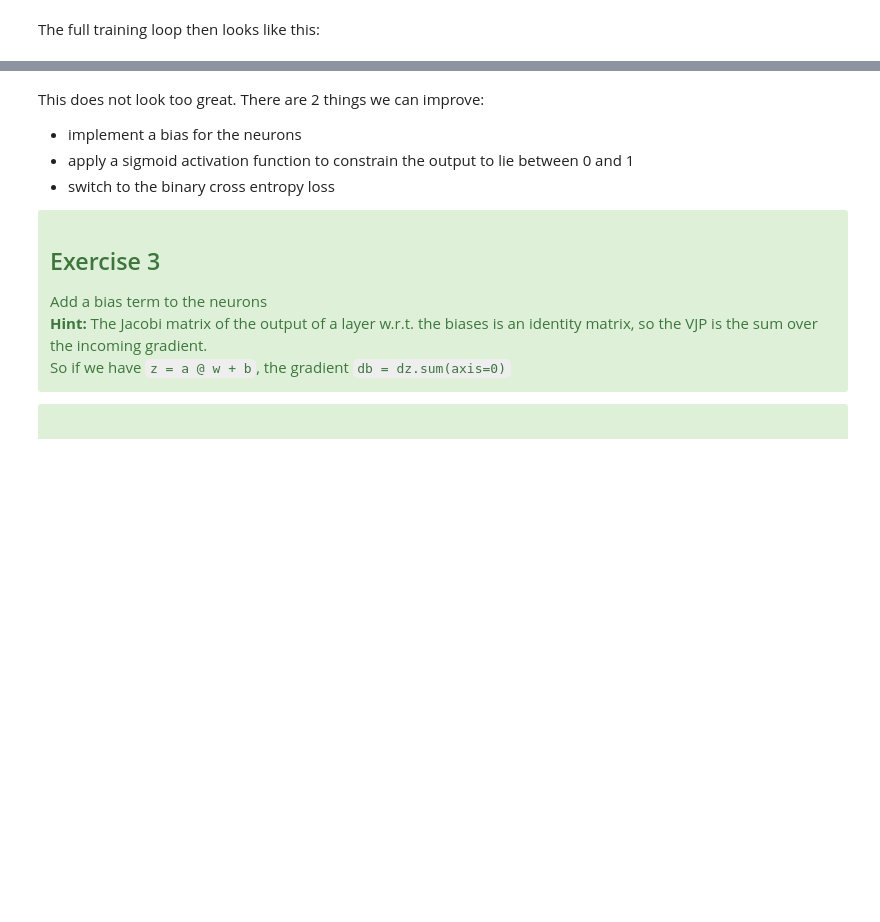
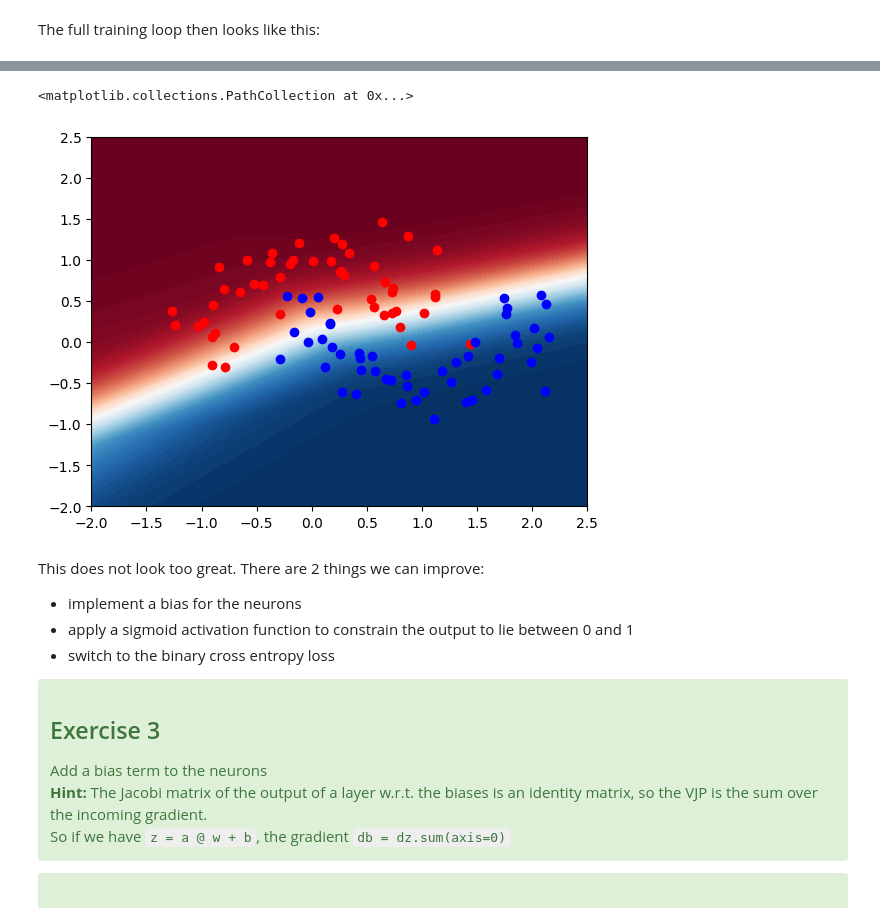
Before and after one commit to KohlensaeureJunk/DataAnalysiswithML, a Jupyter notebook: neural_nets.ipynb, the cells around one changed output, grey strips where cells are left out. Saved outputs shown, nothing was run; the diff lists cells and outputs as text; code cells hidden in the pictures; blank space fills up the shorter version.

```diff
--- a/neural_nets.ipynb
+++ b/neural_nets.ipynb
@@ -338,29 +508,37 @@ The full training loop then looks like this:
 # initialize parameters
 w1 = torch.randn(2, neurons) * 0.1
 w2 = torch.randn(neurons, 1) * 0.1
+b1 = torch.randn(neurons) * 0.1
+b2 = torch.randn(1) * 0.1
 
 # training loop
-lr = 0.1
+lr = 1
 history = []
 for i in range(100):
     # forward
-    z1 = X @ w1
+    z1 = X @ w1 + b1
     a1 = torch.relu(z1)
-    z2 = a1 @ w2
+    z2 = a1 @ w2 + b2
     z2 = z2.squeeze(1)
-    loss = torch.mean((y - z2) ** 2)
+    a2 = z2.sigmoid()
+    #loss = torch.mean((y - a2) ** 2)
+    loss = -torch.mean(y * torch.log(a2) + (1 - y) * torch.log(1 - a2))
 
     history.append(loss.item())
 
     # backward
-    dz2 = - 2 / len(z2) * (y - z2)
-    dw2 = ...
-    da1 = ...
+    #da2 = - 2 / len(a2) * (y - a2)
+    da2 = -1 / len(a2) * (y / a2 - (1 - y) / (1 - a2))
+    dz2 = da2 * a2 * (1 - a2)
+    dw2 = torch.transpose(a1, 0, 1) @ dz2.unsqueeze(1)
+    da1 = dz2.unsqueeze(1) @ w2.T
+    db2 = dz2.sum(0)
     dz1 = (z1 > 0) * da1
-    dw1 = ...
+    dw1 = X.T @ dz1
+    db1 = dz1.sum(0)
 
     # gradient update
-    for par, grad in [(w1, dw1), (w2, dw2)]:
+    for par, grad in [(w1, dw1), (b1, db1), (w2, dw2), (b2, db2)]:
         par.add_(-lr * grad)
 # %%
 plt.plot(history)
@@ -367,11 +548,14 @@ plt.plot(history)
 # %%
 with torch.no_grad():
     visualize_classifier(
-        lambda x: torch.relu(torch.tensor(x, dtype=torch.float32) @ w1) @ w2,
+        lambda x: torch.sigmoid(torch.relu(torch.tensor(x, dtype=torch.float32) @ w1 + b1) @ w2 + b2),
         -2, 2.5, -2, 2.5, cmap="RdBu"
     )
 plt.scatter(*X[y==0].T, color="red")
 plt.scatter(*X[y==1].T, color="blue")
+# %% [output]
+<matplotlib.collections.PathCollection at 0x...>
+[figure, added]
 # %% [markdown]
 This does not look too great. There are 2 things we can improve:
 
```
Also changed, not shown: parts of 44 cells of this notebook.
